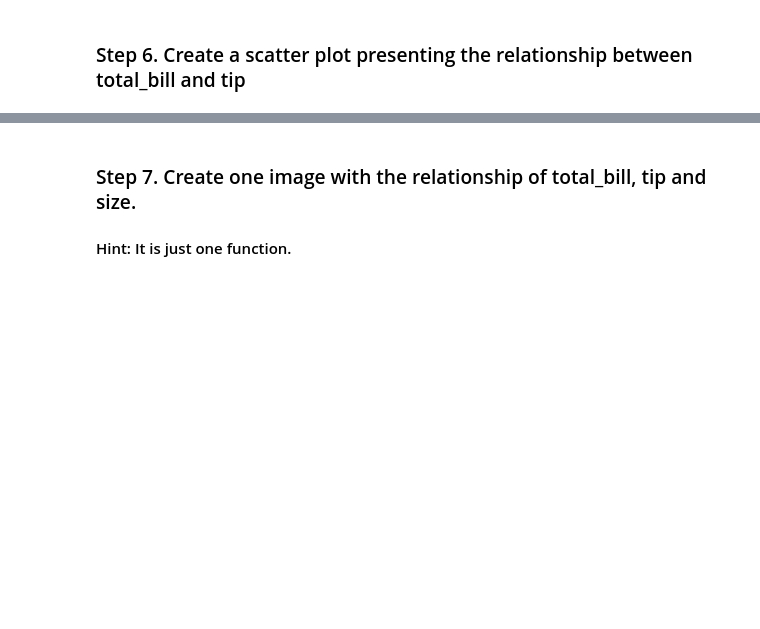
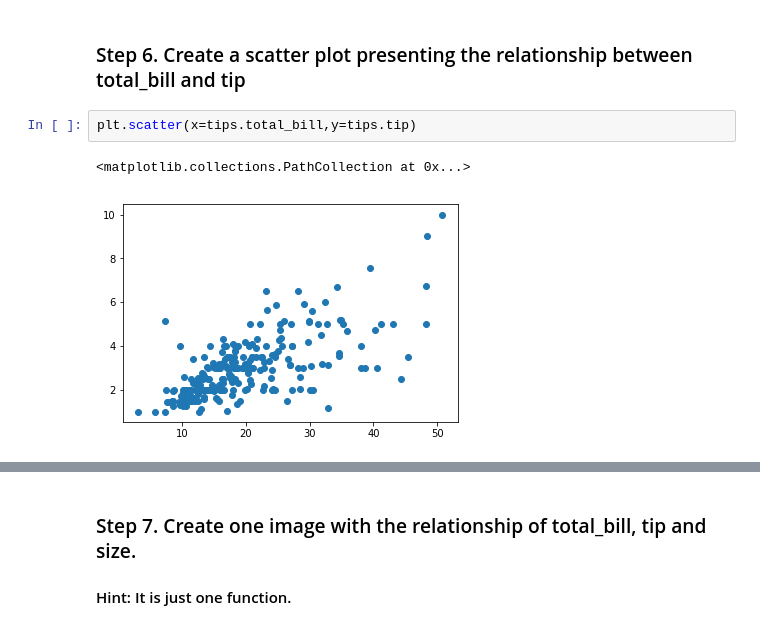
Before and after one commit to Litouwuu/pandas_exercises, a Jupyter notebook: 07_Visualization/Tips/Exercises.ipynb, the cells around one changed output, grey strips where cells are left out. Cells and saved outputs as stored; diff of their text form; blank space fills up the shorter version.

```diff
--- a/07_Visualization/Tips/Exercises.ipynb
+++ b/07_Visualization/Tips/Exercises.ipynb
@@ -18,2 +83,7 @@ The dataset being used is tips from Seaborn.
 # %% [markdown]
 ### Step 6. Create a scatter plot presenting the relationship between total_bill and tip
+# %%
+plt.scatter(x=tips.total_bill,y=tips.tip)
+# %% [output]
+<matplotlib.collections.PathCollection at 0x...>
+[figure, added]
```
Also changed, not shown: parts of 15 cells of this notebook, 3 other files.
